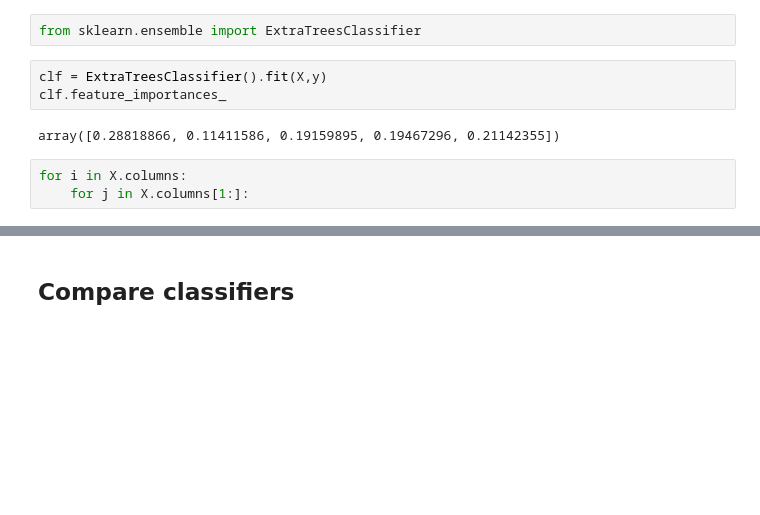
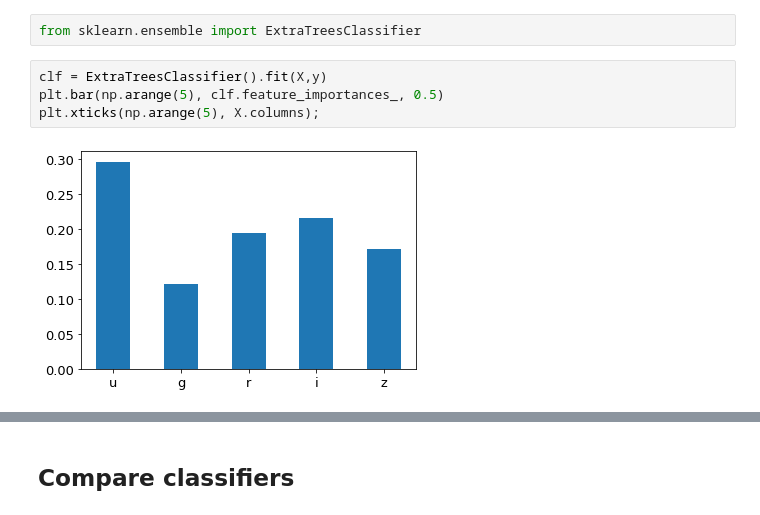
Before and after one commit to tomasplsek/AstroML, a Jupyter notebook: 03_sklearn2.ipynb, the cells around one changed output, grey strips where cells are left out. Drawn from its saved outputs; the diff is of its cells as text; blank space fills up the shorter version.

```diff
--- a/03_sklearn2.ipynb
+++ b/03_sklearn2.ipynb
@@ -470,9 +495,7 @@ Name: 0, dtype: float64
 from sklearn.ensemble import ExtraTreesClassifier
 # %%
 clf = ExtraTreesClassifier().fit(X,y)
-clf.feature_importances_
+plt.bar(np.arange(5), clf.feature_importances_, 0.5)
+plt.xticks(np.arange(5), X.columns);
 # %% [output]
-array([0.28818866, 0.11411586, 0.19159895, 0.19467296, 0.21142355])
+[figure, added]
-# %%
-for i in X.columns:
-    for j in X.columns[1:]:
```
Also changed, not shown: parts of 23 cells of this notebook.
